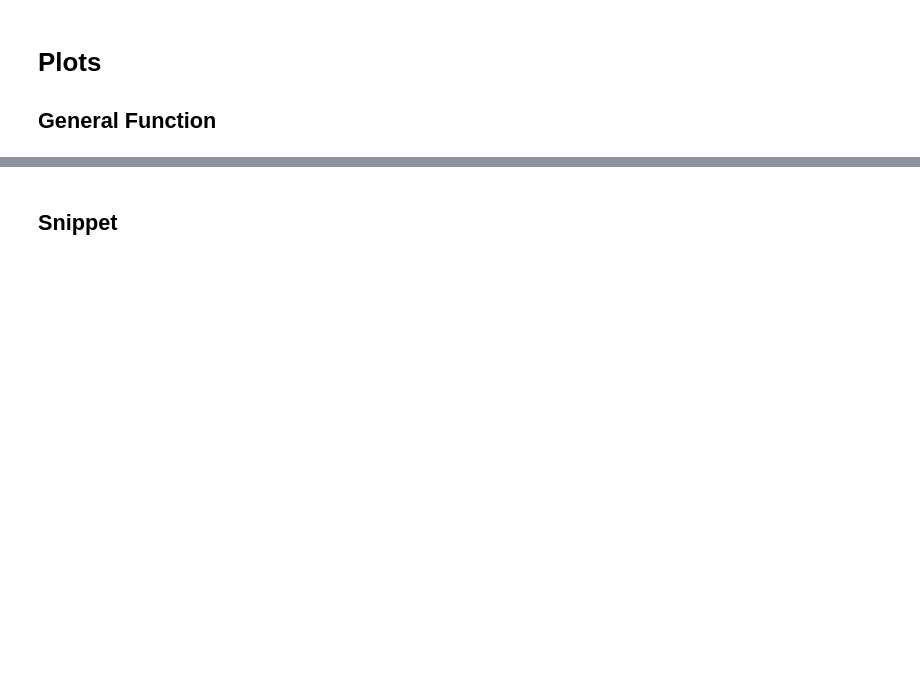
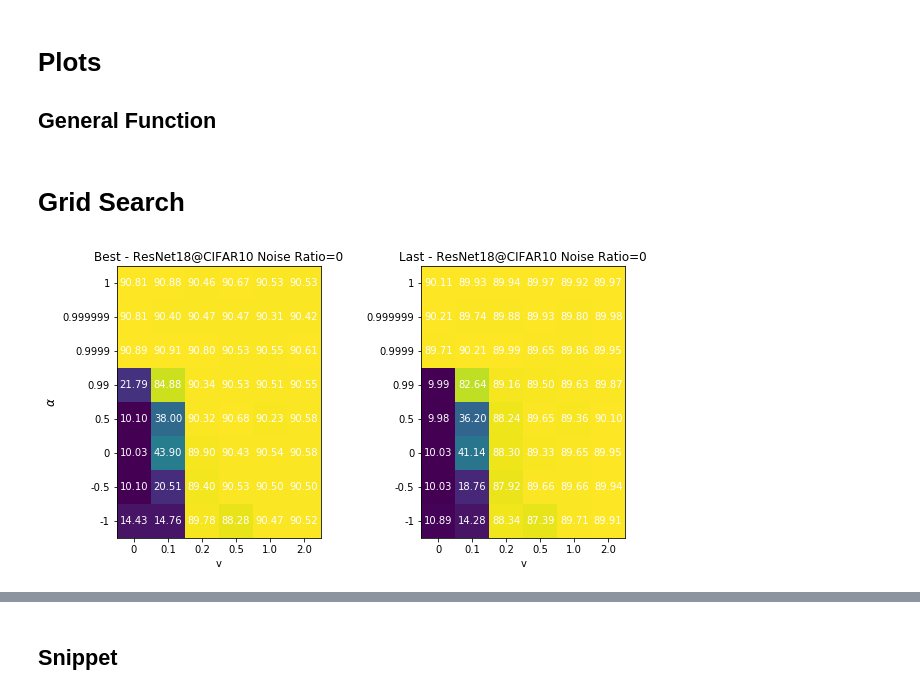
Before and after one commit to zihao-wang/volumization, a Jupyter notebook: noisy_label_data_processing.ipynb, the cells around one changed output, grey strips where cells are left out. Saved outputs shown, nothing was run; the diff lists cells and outputs as text; code cells hidden in the pictures; blank space fills up the shorter version.

Commit message:
finish appendix

```diff
--- a/noisy_label_data_processing.ipynb
+++ b/noisy_label_data_processing.ipynb
@@ -151,0 +185,58 @@ def plot_label_noise(selection_dict, iter_var, iter_var_name=None, iter_filter=N
+# %% [markdown]
+# Grid Search
+# %%
+# vlist = sorted([0.1, 0.2, 0.25, 0.5, 1.0, 2.0])
+vlist = sorted([0, 0.1, 0.2, 0.5, 1.0, 2.0])
+alist = sorted([1, 0.999999, 0.9999, 0.99, 0.5, 0, -0.5, -1])
+
+best_mat = []
+last_mat = []
+
+for alpha in alist:
+    best_v = []
+    last_v = []
+    for v in vlist:
+        selection_dict = {"noise_ratio": 0,
+                          "v": v,
+                          "alpha": alpha,
+                          "task_id": "forpub",
+                          "weight_decay": 0,
+                          "model": "ResNet18",
+                          "dataset": "CIFAR10"}
+        best, last = gather_label_noise_case(selection_dict)
+        best_v.append(best)
+        last_v.append(last)
+    best_mat.append(best_v)
+    last_mat.append(last_v)
+
+
+fig, (ax1, ax2) = plt.subplots(1, 2, figsize=(10, 5))
+ax1.imshow(best_mat)
+ax1.set_xticks(np.arange(len(vlist)))
+ax1.set_xticklabels(vlist)
+ax1.set_yticks(np.arange(len(alist)))
+ax1.set_yticklabels(alist)
+ax1.set_ylim([-0.5, len(alist)-0.5])
+for i in range(len(alist)):
+    for j in range(len(vlist)):
+        text = ax1.text(j, i, "{:.2f}".format(best_mat[i][j]),
+                       ha="center", va="center", color="w")
+ax1.set_title("Best - ResNet18@CIFAR10 Noise Ratio=0", fontsize=12)
+ax1.set_ylabel(r"$\alpha$", fontsize=12)
+ax1.set_xlabel("v")
+
+ax2.imshow(last_mat)
+ax2.set_xticks(np.arange(len(vlist)))
+ax2.set_xticklabels(vlist)
+ax2.set_yticks(np.arange(len(alist)))
+ax2.set_yticklabels(alist)
+ax2.set_ylim([-0.5, len(alist)-0.5])
+for i in range(len(alist)):
+    for j in range(len(vlist)):
+        text = ax2.text(j, i, "{:.2f}".format(last_mat[i][j]),
+                       ha="center", va="center", color="w")
+ax2.set_title("Last - ResNet18@CIFAR10 Noise Ratio=0", fontsize=12)
+ax2.set_xlabel("v")
+plt.show()
+# %% [output]
+[figure, added]
```
Also changed, not shown: parts of 14 cells of this notebook, 3 other files.
